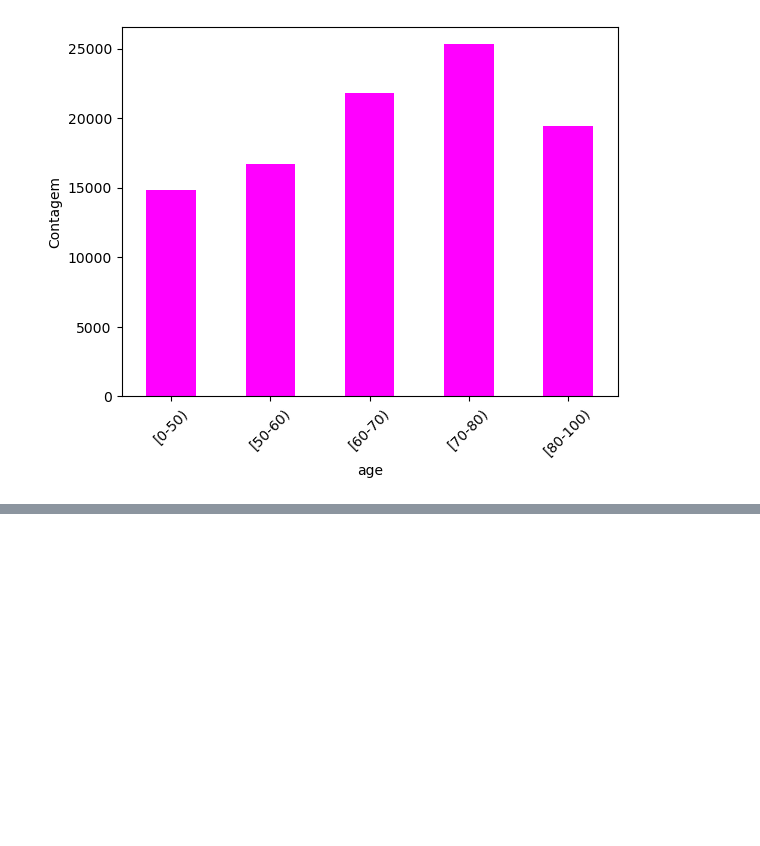
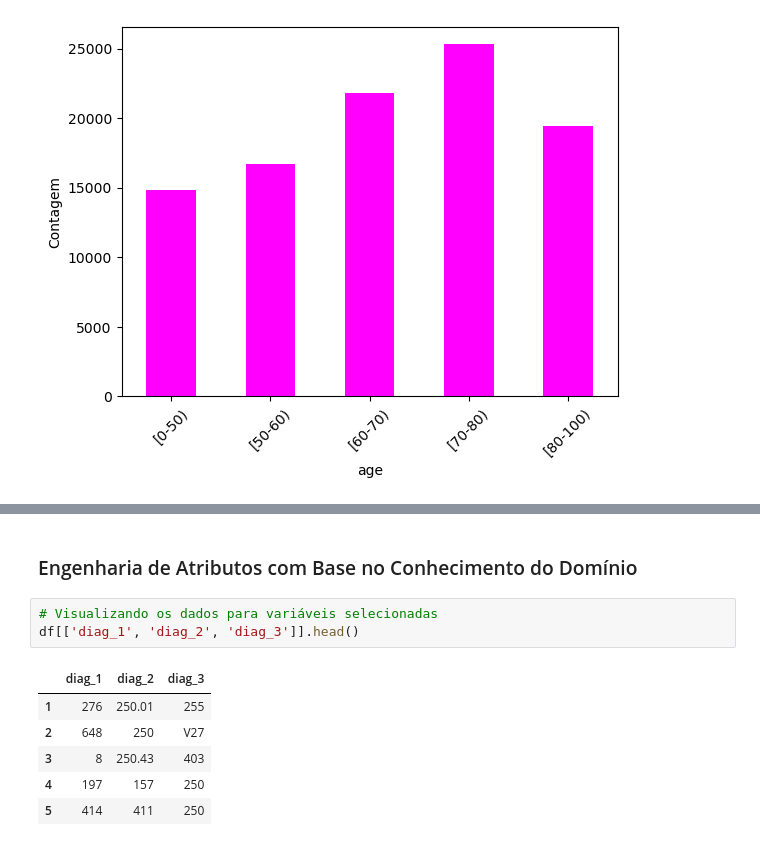
Before and after one commit to leojutsu/analise_de_dados, a Jupyter notebook: Projeto7.ipynb, the cells around one changed output, grey strips where cells are left out. Saved outputs shown, nothing was run; the diff lists cells and outputs as text; blank space fills up the shorter version.

Commit message:
Engenharia de atributos

```diff
--- a/Projeto7.ipynb
+++ b/Projeto7.ipynb
@@ -482,0 +610,12 @@ plt.show()
+# %% [markdown]
+### Engenharia de Atributos com Base no Conhecimento do Domínio
+# %%
+# Visualizando os dados para variáveis selecionadas
+df[['diag_1', 'diag_2', 'diag_3']].head()
+# %% [output]
+|  | diag_1 | diag_2 | diag_3 |
+| 1 | 276 | 250.01 | 255 |
+| 2 | 648 | 250 | V27 |
+| 3 | 8 | 250.43 | 403 |
+| 4 | 197 | 157 | 250 |
+| 5 | 414 | 411 | 250 |
```
Also changed, not shown: parts of 32 cells of this notebook.
